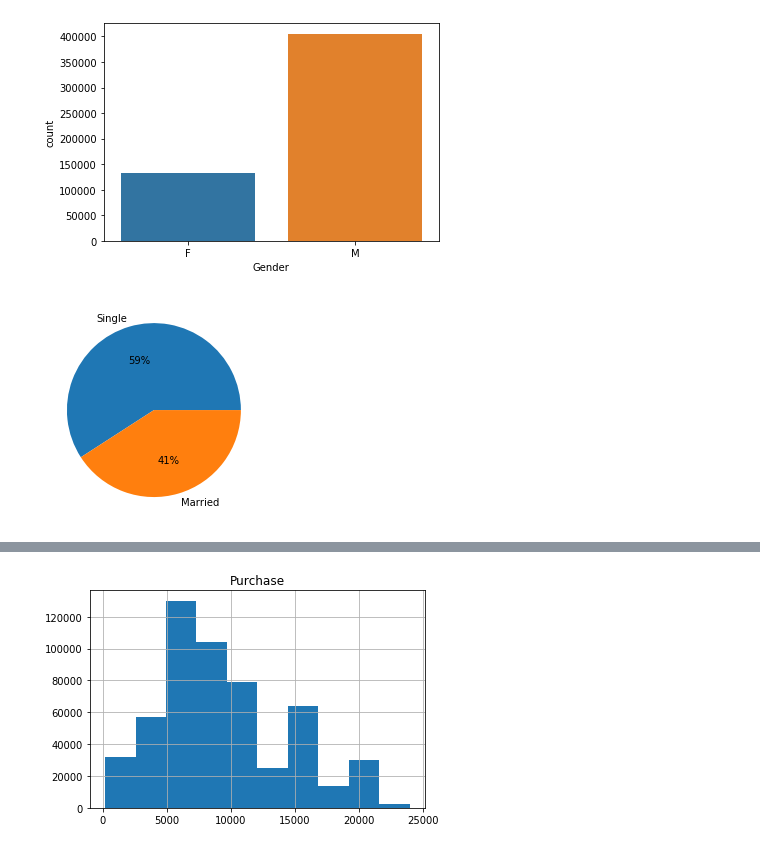
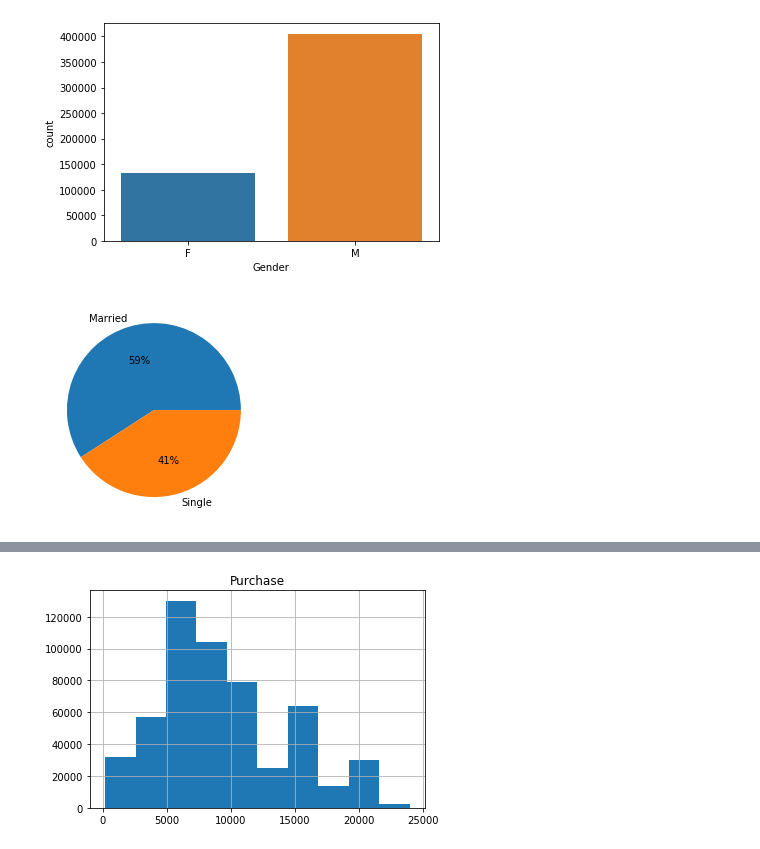
Before and after one commit to 94Shaima/Sharing-GitHub, a Jupyter notebook: EVAL.ipynb, the cells around one changed output, grey strips where cells are left out. Saved outputs shown, nothing was run; the diff lists cells and outputs as text; code cells hidden in the pictures.

```diff
--- a/EVAL.ipynb
+++ b/EVAL.ipynb
@@ -279,8 +261,8 @@ plt.show() #To remove unnecessary details
 [figure]
 # %%
 plt.pie(df["Marital_Status"].value_counts().values,
-        labels=["Single","Married"], autopct="%1.0f%%") #for percentages
+        labels=["Married","Single"], autopct="%1.0f%%") #for percentages
 #----------------------------------------
 plt.show() #To remove unnecessary details
 # %% [output]
-[figure, old version]
+[figure, new version]
```
Also changed, not shown: parts of 26 cells of this notebook.
